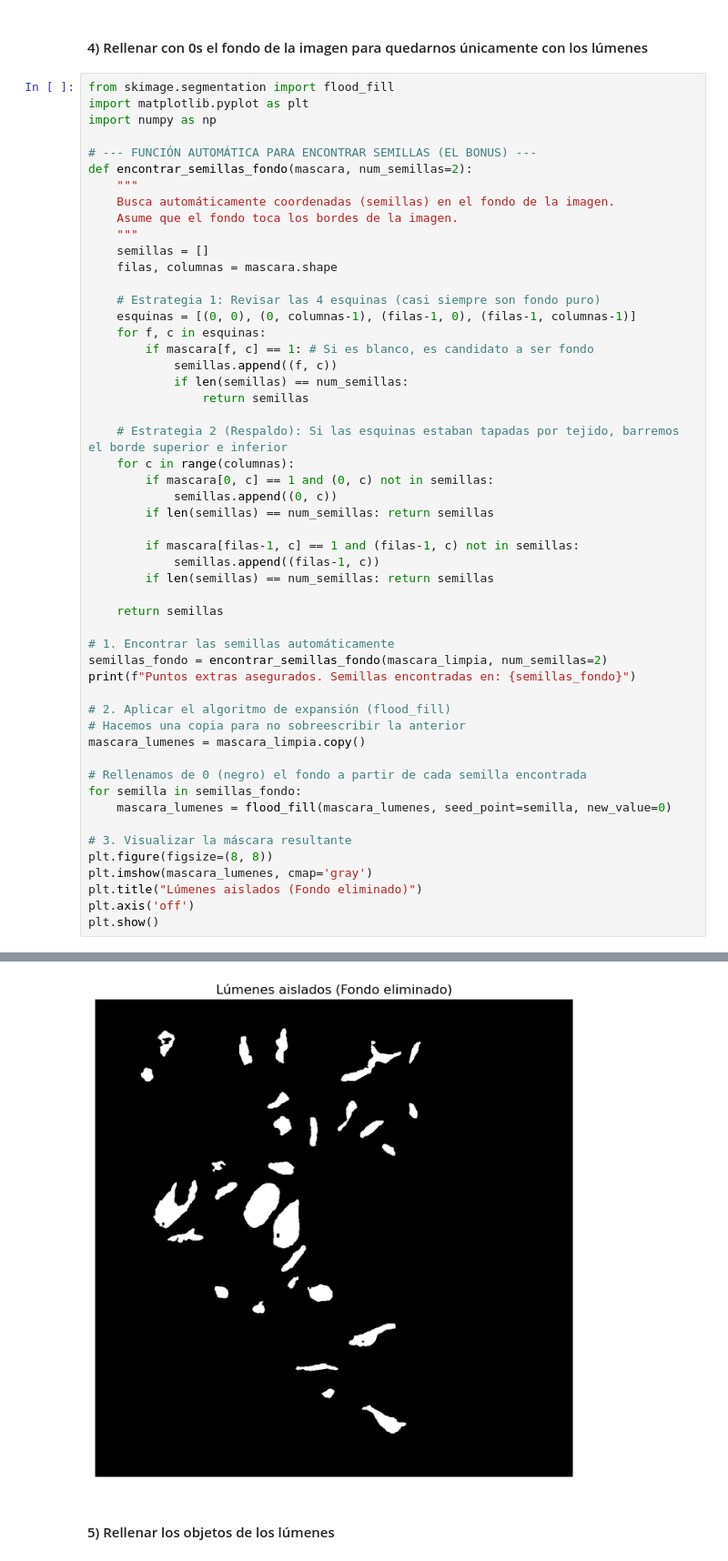
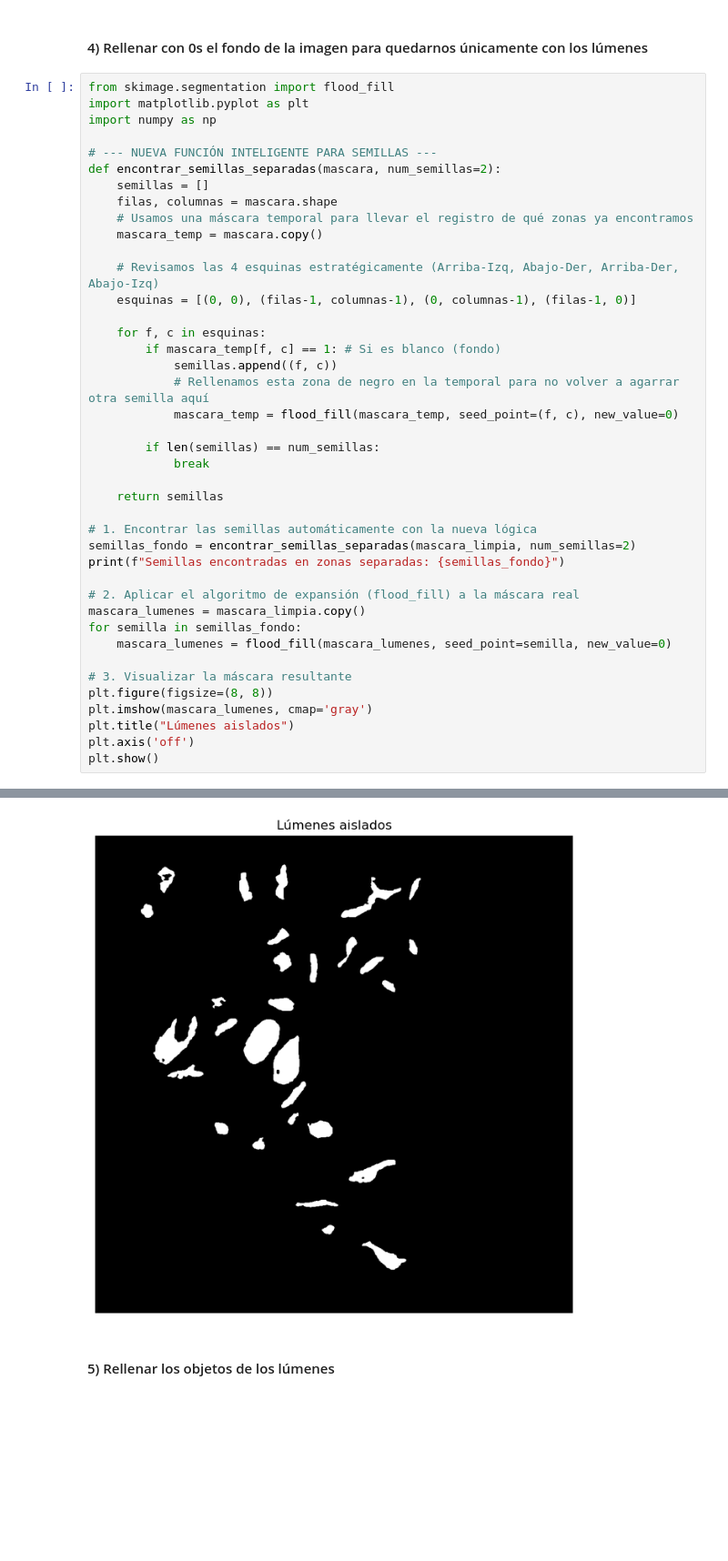
Before and after one commit to alexis77710/machine-learning-introduccion, a Jupyter notebook: examenPractico_Histo2.ipynb-Copy1.ipynb, the cells around one changed output, grey strips where cells are left out. Shown at 91% size. Cells and saved outputs as stored; diff of their text form; blank space fills up the shorter version.

```diff
--- a/examenPractico_Histo2.ipynb.ipynb
+++ b/examenPractico_Histo2.ipynb-Copy1.ipynb
@@ -134,51 +144,40 @@ from skimage.segmentation import flood_fill
 import matplotlib.pyplot as plt
 import numpy as np
 
-# --- FUNCIÓN AUTOMÁTICA PARA ENCONTRAR SEMILLAS (EL BONUS) ---
-def encontrar_semillas_fondo(mascara, num_semillas=2):
-    """
-    Busca automáticamente coordenadas (semillas) en el fondo de la imagen.
-    Asume que el fondo toca los bordes de la imagen.
-    """
+# --- NUEVA FUNCIÓN INTELIGENTE PARA SEMILLAS ---
+def encontrar_semillas_separadas(mascara, num_semillas=2):
     semillas = []
     filas, columnas = mascara.shape
+    # Usamos una máscara temporal para llevar el registro de qué zonas ya encontramos
+    mascara_temp = mascara.copy()
 
-    # Estrategia 1: Revisar las 4 esquinas (casi siempre son fondo puro)
-    esquinas = [(0, 0), (0, columnas-1), (filas-1, 0), (filas-1, columnas-1)]
+    # Revisamos las 4 esquinas estratégicamente (Arriba-Izq, Abajo-Der, Arriba-Der, Abajo-Izq)
+    esquinas = [(0, 0), (filas-1, columnas-1), (0, columnas-1), (filas-1, 0)]
+
     for f, c in esquinas:
-        if mascara[f, c] == 1: # Si es blanco, es candidato a ser fondo
+        if mascara_temp[f, c] == 1: # Si es blanco (fondo)
             semillas.append((f, c))
-            if len(semillas) == num_semillas:
-                return semillas
+            # Rellenamos esta zona de negro en la temporal para no volver a agarrar otra semilla aquí
+            mascara_temp = flood_fill(mascara_temp, seed_point=(f, c), new_value=0)
 
-    # Estrategia 2 (Respaldo): Si las esquinas estaban tapadas por tejido, barremos el borde superior e inferior
-    for c in range(columnas):
-        if mascara[0, c] == 1 and (0, c) not in semillas:
-            semillas.append((0, c))
-        if len(semillas) == num_semillas: return semillas
-
-        if mascara[filas-1, c] == 1 and (filas-1, c) not in semillas:
-            semillas.append((filas-1, c))
-        if len(semillas) == num_semillas: return semillas
+        if len(semillas) == num_semillas:
+            break
 
     return semillas
 
-# 1. Encontrar las semillas automáticamente
-semillas_fondo = encontrar_semillas_fondo(mascara_limpia, num_semillas=2)
-print(f"Puntos extras asegurados. Semillas encontradas en: {semillas_fondo}")
+# 1. Encontrar las semillas automáticamente con la nueva lógica
+semillas_fondo = encontrar_semillas_separadas(mascara_limpia, num_semillas=2)
+print(f"Semillas encontradas en zonas separadas: {semillas_fondo}")
 
-# 2. Aplicar el algoritmo de expansión (flood_fill)
-# Hacemos una copia para no sobreescribir la anterior
+# 2. Aplicar el algoritmo de expansión (flood_fill) a la máscara real
 mascara_lumenes = mascara_limpia.copy()
-
-# Rellenamos de 0 (negro) el fondo a partir de cada semilla encontrada
 for semilla in semillas_fondo:
     mascara_lumenes = flood_fill(mascara_lumenes, seed_point=semilla, new_value=0)
 
 # 3. Visualizar la máscara resultante
 plt.figure(figsize=(8, 8))
 plt.imshow(mascara_lumenes, cmap='gray')
-plt.title("Lúmenes aislados (Fondo eliminado)")
+plt.title("Lúmenes aislados")
 plt.axis('off')
 plt.show()
 # %% [output]
@@ -186,4 +185,4 @@ Puntos extras asegurados. Semillas encontradas en: [(0, 1023), (1023, 0)]
-[figure, old version]
+[figure, new version]
 # %% [markdown]
 #### 5) Rellenar los objetos de los lúmenes
 # %%
```
Also changed, not shown: parts of 4 cells of this notebook, 7 other files.
